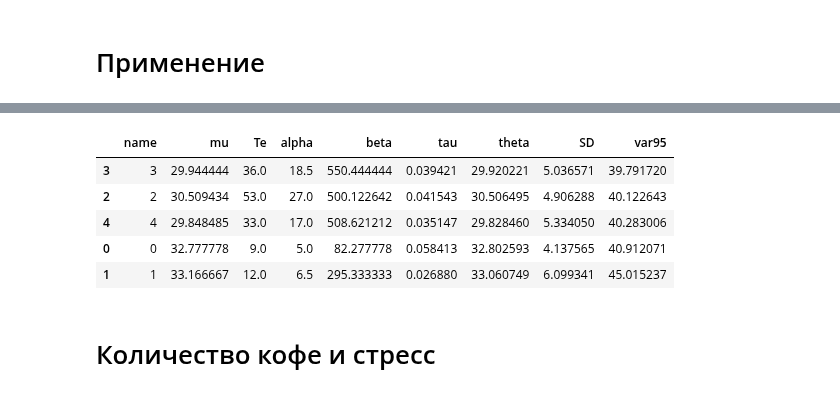
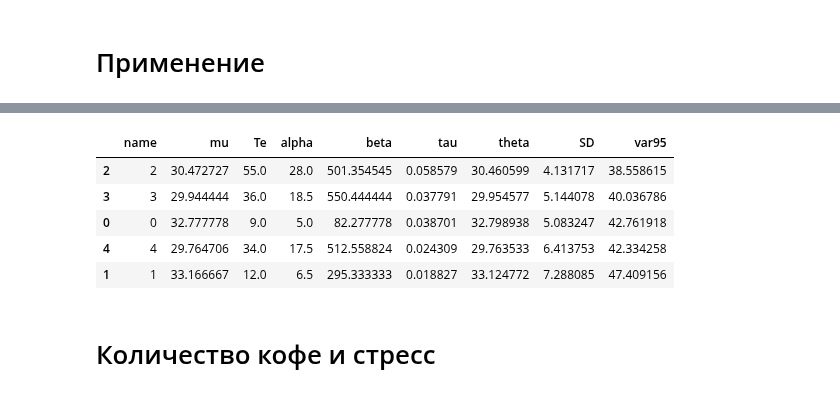
Before and after one commit to ksetdekov/trip_choice_optimizer, a Jupyter notebook: coffee-amount-optimization.ipynb, the cells around one changed output, grey strips where cells are left out. Drawn from its saved outputs; the diff is of its cells as text; code cells hidden in the pictures.

```diff
--- a/coffee-amount-optimization.ipynb
+++ b/coffee-amount-optimization.ipynb
@@ -278,7 +278,10 @@ events = {
     datetime(2025, 3,31): (1, 22),
     datetime(2025, 4, 1): (3, 20),
     datetime(2025, 4, 2): (2, 23),
-    datetime(2025, 4, 3): (4, 23)
+    datetime(2025, 4, 3): (4, 23),
+    datetime(2025, 4, 4): (4, 27),
+    datetime(2025, 4, 5): (2, 29),
+    datetime(2025, 4, 6): (2, 30)
 
 }
 
@@ -286,5 +289,5 @@ oldest_ok = max(events)-timedelta(days=360)
 print(oldest_ok)
 
 # Process events within the class
-cups.process_events(events, days=360)
+cups.process_events(events, days=365)
 # %% [output]
@@ -292,9 +295,9 @@ cups.process_events(events, days=360)
 |  | name | mu | Te | alpha | beta | tau | theta | SD | var95 |
-| 3 | 3 | 29.944444 | 36.0 | 18.5 | 550.444444 | 0.039421 | 29.920221 | 5.036571 | 39.791720 |
-| 2 | 2 | 30.509434 | 53.0 | 27.0 | 500.122642 | 0.041543 | 30.506495 | 4.906288 | 40.122643 |
-| 4 | 4 | 29.848485 | 33.0 | 17.0 | 508.621212 | 0.035147 | 29.828460 | 5.334050 | 40.283006 |
-| 0 | 0 | 32.777778 | 9.0 | 5.0 | 82.277778 | 0.058413 | 32.802593 | 4.137565 | 40.912071 |
-| 1 | 1 | 33.166667 | 12.0 | 6.5 | 295.333333 | 0.026880 | 33.060749 | 6.099341 | 45.015237 |
+| 2 | 2 | 30.472727 | 55.0 | 28.0 | 501.354545 | 0.058579 | 30.460599 | 4.131717 | 38.558615 |
+| 3 | 3 | 29.944444 | 36.0 | 18.5 | 550.444444 | 0.037791 | 29.954577 | 5.144078 | 40.036786 |
+| 0 | 0 | 32.777778 | 9.0 | 5.0 | 82.277778 | 0.038701 | 32.798938 | 5.083247 | 42.761918 |
+| 4 | 4 | 29.764706 | 34.0 | 17.5 | 512.558824 | 0.024309 | 29.763533 | 6.413753 | 42.334258 |
+| 1 | 1 | 33.166667 | 12.0 | 6.5 | 295.333333 | 0.018827 | 33.124772 | 7.288085 | 47.409156 |
 # %% [markdown]
 # Количество кофе и стресс
 # %%
```
Also changed, not shown: parts of 11 cells of this notebook.
